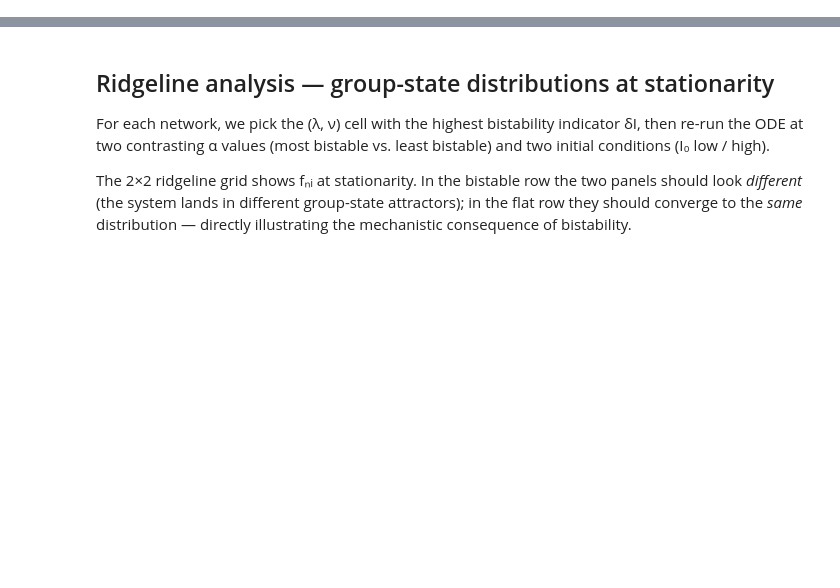
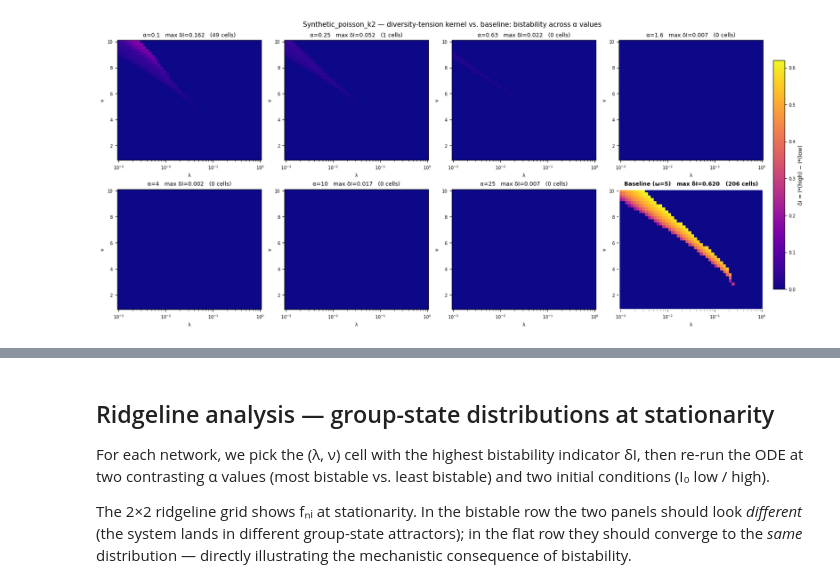
Before and after one commit to marobinette/mocs_spring_2026_project, a Jupyter notebook: analysis.ipynb, the cells around one changed output, grey strips where cells are left out. Cells and saved outputs as stored; diff of their text form; code cells hidden in the pictures; blank space fills up the shorter version.

```diff
--- a/analysis.ipynb
+++ b/analysis.ipynb
@@ -126,0 +279,91 @@ Saved → figures/2026-05-05_Synthetic_poisson_k5_vacc_sweep_alpha_grid.png
+# %%
+# --- Alpha-grid heatmap + baseline as final panel (one figure per date+network+kernel) ---
+
+# Load most recent baseline file per network
+_baseline_by_network = {}
+for _f in glob.glob('Files/vacc/*_baseline.npz'):
+    _stem = os.path.basename(_f).replace('.npz', '')
+    _date = _stem[:10]
+    _network = _stem[11:].removesuffix('_baseline')
+    if _network not in _baseline_by_network or _date > _baseline_by_network[_network]['date']:
+        _d = np.load(_f)
+        _baseline_by_network[_network] = {
+            'date':           _date,
+            'delta':          _d['delta'],
+            'I_low':          _d['I_low'],
+            'I_high':         _d['I_high'],
+            'lam':            _d['lam_grid'],
+            'nu':             _d['nu_grid'],
+            'omega_baseline': float(_d['omega_baseline']),
+        }
+
+for label, data in all_data.items():
+    runs    = data['runs']
+    NETWORK = data['network']
+    KERNEL  = data['kernel']
+    kernel_label = KERNEL.replace('_', '-')
+
+    baseline = _baseline_by_network.get(NETWORK)
+
+    # Up to 11 kernel panels; baseline fills the 12th slot in a 3×4 grid
+    kernel_panels = runs[:7]
+
+    all_deltas = [r['delta'].max() for r in kernel_panels]
+    if baseline is not None:
+        all_deltas.append(baseline['delta'].max())
+    vmax = max(all_deltas)
+
+    n_panels = len(kernel_panels) + (1 if baseline is not None else 0)
+    ncols = 4
+    nrows = max(1, (n_panels + ncols - 1) // ncols)
+
+    fig, axes_grid = plt.subplots(nrows, ncols, figsize=(4 * ncols, 3.5 * nrows),
+                                   constrained_layout=True, squeeze=False)
+    axes = axes_grid.flatten()
+
+    last_im = None
+    for idx, run in enumerate(kernel_panels):
+        ax = axes[idx]
+        im = ax.pcolormesh(run['lam'], run['nu'], run['delta'].T,
+                           vmin=0, vmax=vmax, cmap='plasma', shading='auto')
+        ax.set_xscale('log')
+        last_im = im
+        n_bi = int((run['delta'] > 0.05).sum())
+        ax.set_title(f'α={run["alpha"]:.2g}   max δI={run["delta"].max():.3f}   ({n_bi} cells)', fontsize=9)
+        ax.set_xlabel('λ', fontsize=8)
+        ax.set_ylabel('ν', fontsize=8)
+        ax.tick_params(labelsize=7)
+
+    if baseline is not None:
+        ax = axes[len(kernel_panels)]
+        im = ax.pcolormesh(baseline['lam'], baseline['nu'], baseline['delta'].T,
+                           vmin=0, vmax=vmax, cmap='plasma', shading='auto')
+        ax.set_xscale('log')
+        last_im = im
+        n_bi = int((baseline['delta'] > 0.05).sum())
+        ax.set_title(
+            f'Baseline (ω={baseline["omega_baseline"]:.0f})   '
+            f'max δI={baseline["delta"].max():.3f}   ({n_bi} cells)',
+            fontsize=9, fontweight='bold',
+        )
+        ax.set_xlabel('λ', fontsize=8)
+        ax.set_ylabel('ν', fontsize=8)
+        ax.tick_params(labelsize=7)
+        for spine in ax.spines.values():
+            spine.set_edgecolor('white')
+            spine.set_linewidth(2)
+
+    for idx in range(n_panels, len(axes)):
+        axes[idx].set_visible(False)
+
+    cbar = fig.colorbar(last_im, ax=axes_grid[:, -1].tolist(), shrink=0.85)
+    cbar.set_label('δI = I*(high) − I*(low)', fontsize=9)
+    cbar.ax.tick_params(labelsize=7)
+
+    fig.suptitle(f'{NETWORK} — {kernel_label} kernel vs. baseline: bistability across α values', fontsize=11)
+    outpath = f'figures/{label}_vacc_sweep_alpha_grid.png'
+    plt.savefig(outpath, dpi=150, bbox_inches='tight')
+    plt.show()
+    print(f'Saved → {outpath}')
+# %% [output]
+[figure, added]
```
Also changed, not shown: parts of 13 cells of this notebook, 34 other files.
